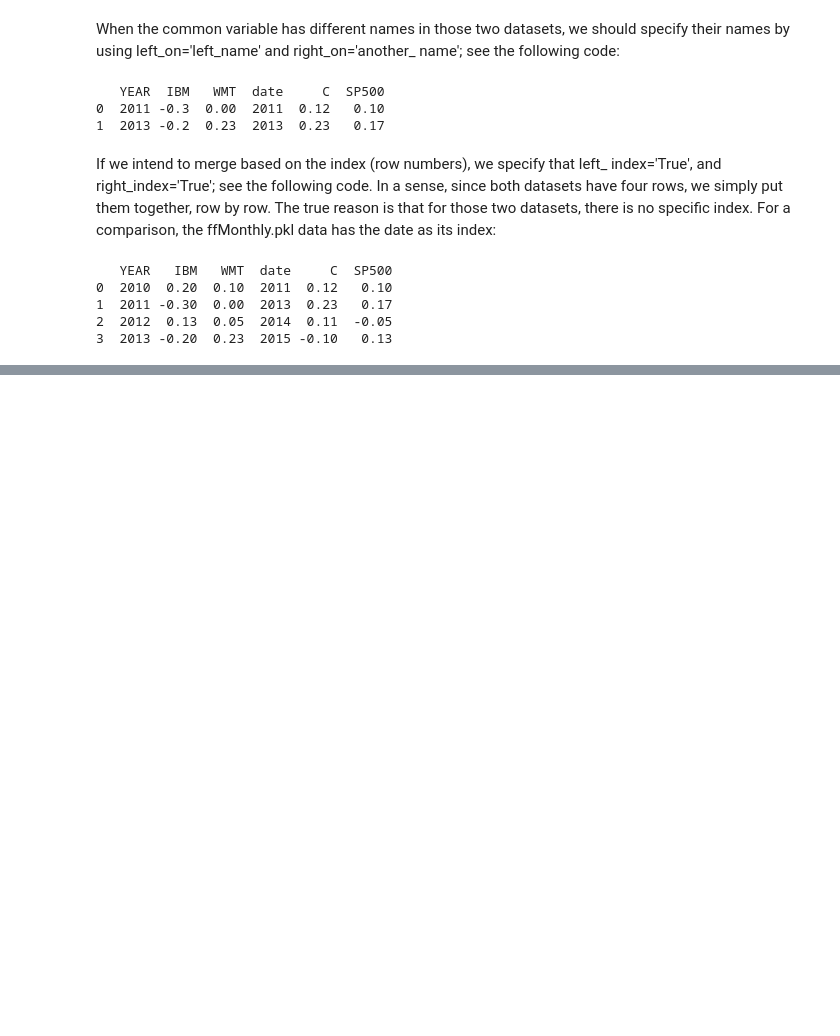
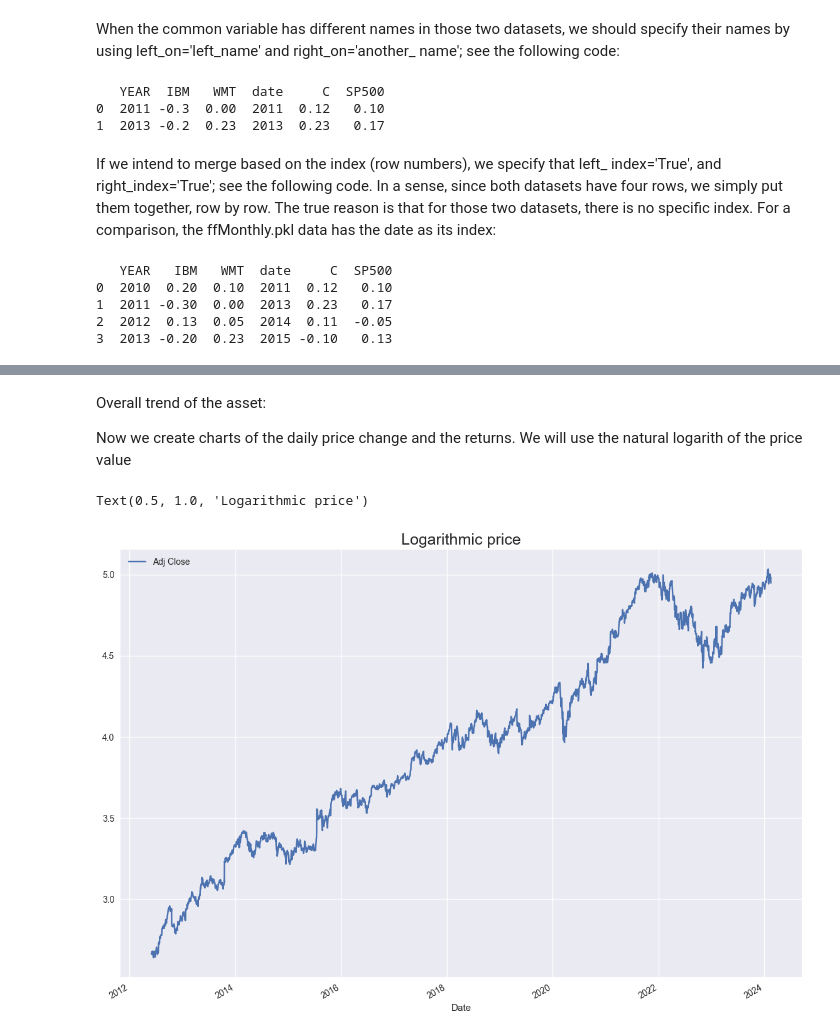
Before and after one commit to leoouyang781/Test-Repository, a Jupyter notebook: Python-For-Finance-2nd-Edition/Chapter 7.ipynb, the cells around one changed output, grey strips where cells are left out. Saved outputs shown, nothing was run; the diff lists cells and outputs as text; code cells hidden in the pictures; blank space fills up the shorter version.

```diff
--- a/Python-For-Finance-2nd-Edition/Chapter 7.ipynb
+++ b/Python-For-Finance-2nd-Edition/Chapter 7.ipynb
@@ -289,0 +315,19 @@ print(pd.merge(x,y, right_index=True,left_index=True))
+# %%
+#choose asset
+tickers = ['GOOGL']
+
+#choose the start  and enddate:
+start = dt.datetime(2012,6,1)
+end = dt.datetime.now()
+
+#import daily closiing prices
+prices = []
+
+#create a dataframe
+
+dataset = yf.download(tickers,
+                                start=start,
+                                end = end)
+
+#check for missing variables:
+print('The number of missing values is: ',dataset.isnull().sum())
@@ -289,0 +343,14 @@ print(pd.merge(x,y, right_index=True,left_index=True))
+# %% [markdown]
+Overall trend of the asset:
+
+Now we create charts of the daily price change and the returns. We will use the natural logarith of the price value
+# %%
+
+#plot log prices
+plt.figure()
+np.log(dataset['Adj Close']).plot()
+plt.legend(loc='best')
+plt.title('Logarithmic price',fontsize=18)
+# %% [output]
+Text(0.5, 1.0, 'Logarithmic price')
+[figure, added]
```
Also changed, not shown: parts of 29 cells of this notebook, 1 other file.
